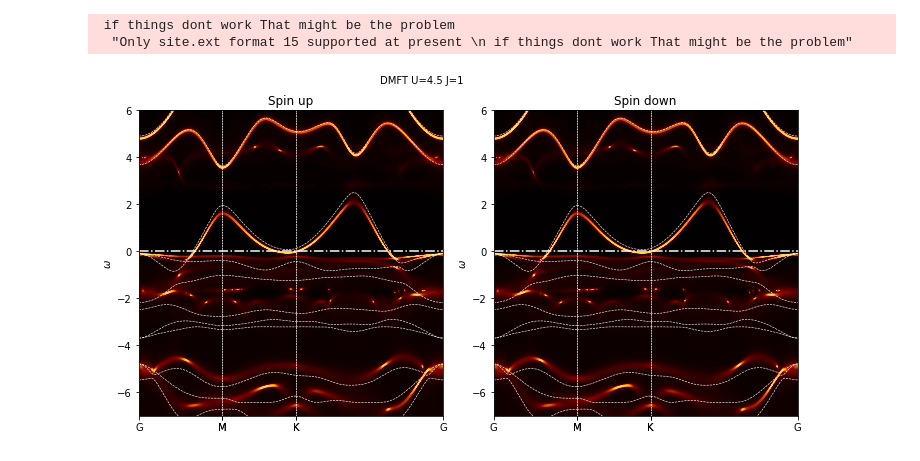
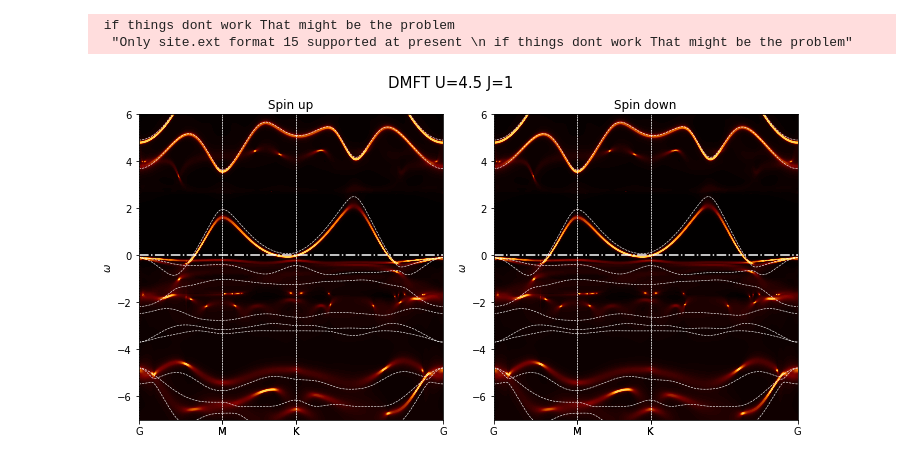
Before and after one commit to santoshkumarradha/DMFT-QSGW-LiCoO2, a Jupyter notebook: dmft.ipynb, the cells around one changed output. Saved outputs shown, nothing was run; the diff lists cells and outputs as text; code cells hidden in the pictures.

```diff
--- a/dmft.ipynb
+++ b/dmft.ipynb
@@ -112,7 +107,0 @@ ValueError: could not broadcast input array from shape (50) into shape (999)
-# %%
-fig,ax=plt.subplots()
-for i in np.array(f_conv).T:
-    ax.plot(range(len(i)),i)
-ax.set_ylabel("Distance")
-ax.set_xlabel("Iteration")
-plt.tight_layout()
@@ -244,33 +229,33 @@ def plot_spin(ax,spin=0):
         d=bp(p).bs_plot_data()['distances'][i]
         e=bp(p).bs_plot_data()['energy'][i]['1']
         e=np.array(e)/13.6 + 2.5
         for k in e:
             if k[0]>0:c="#e9c46a"
             else:c="#e76f51"
             ax.plot(d,k,c="w",lw=0.6,ls="--")
 
     for j,i in enumerate(bp(p).bs_plot_data()['ticks']["distance"]):
         ax.axvline(i,c="w",ls="--",lw=.5)
     ax.set_xticks(bp(p).bs_plot_data()['ticks']["distance"])
     ax.set_xticklabels(bp(p).bs_plot_data()['ticks']["label"])
     ax.axhline(0,ls="-.",c="w")
     ax.set_ylim(-7,6)
     ax.autoscale(enable=True, axis='x', tight=True)
     ax.set_ylabel("$\\omega$")
     d=bp(p).bs_plot_data()['ticks']["distance"]
     xnew=np.linspace(d[0],d[-1],len(x))
     if spin==0:
         A=Aup
     else:
         A=Adown
     ax.contourf(xnew,y,Aup,90,cmap="afmhot",vmin=0,vmax=15)
 
 fig,ax=plt.subplots(1,2,figsize=(10,5))
 for i,j in zip(ax,["Spin up","Spin down"]): i.set_title(j)
 plot_spin(ax[0],spin=0)
 plot_spin(ax[1],spin=1)
-fig.text(0.45,1,"DMFT U=4.5 J=1")
+fig.text(0.41,1,"DMFT U=4.5 J=1",fontsize=15)
 plt.tight_layout()
-# plt.savefig("figs/lda+dmft0-U=4.5,J=1.png",dpi=300)
+plt.savefig("figs/lda+dmft0-U=4.5,J=1.png",dpi=300, bbox_inches="tight")
 # %% [output]
-[figure, old version]
+[figure, new version]
```
Also changed, not shown: parts of 7 cells of this notebook, 7 other files.
